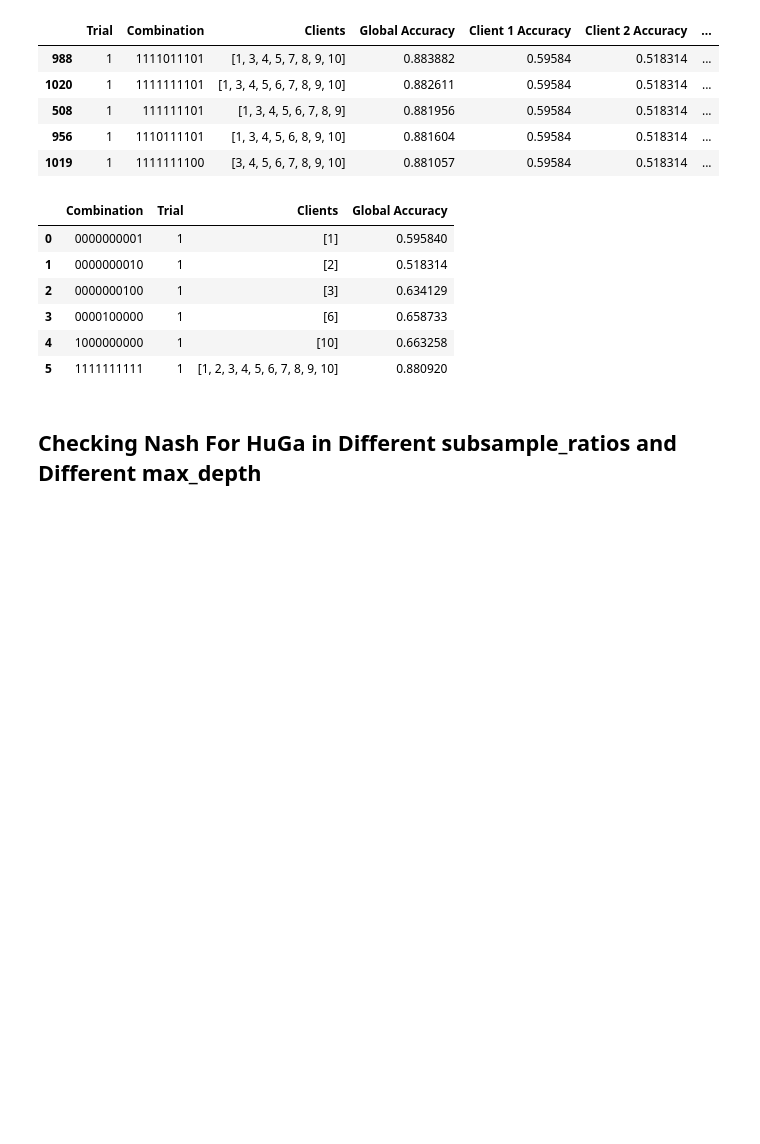
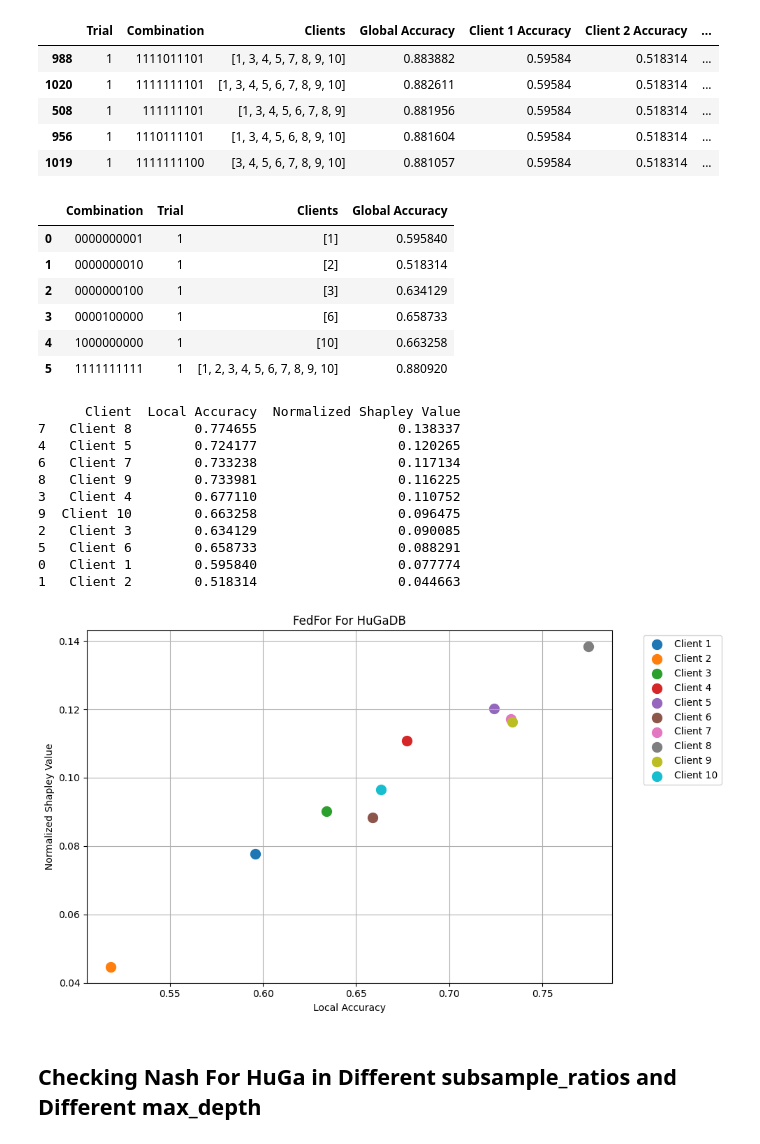
Before and after one commit to abbaszal/Thesis_Projects, a Jupyter notebook: src/fedFor_HuG&spambase.ipynb, the cells around one changed output. Cells and saved outputs as stored; diff of their text form; code cells hidden in the pictures; blank space fills up the shorter version.

```diff
--- a/src/fedFor_HuG&spambase.ipynb
+++ b/src/fedFor_HuG&spambase.ipynb
@@ -28,8 +28,8 @@ from Functions import compute_and_visualize_shapley_values
 # %% [markdown]
 # HuGa DB
 # %%
-train_files_pattern = ".../data/metadata/train_{i:02d}.csv" # Adjust the path as needed
-test_files_pattern = ".../data/metadata/test_{i:02d}.csv" # Adjust the path as needed
+train_files_pattern = "/Users/abbaszal/Documents/Thesis_Project_Spambase/data/metadata/train_{i:02d}.csv" # Adjust the path as needed
+test_files_pattern = "/Users/abbaszal/Documents/Thesis_Project_Spambase/data/metadata/test_{i:02d}.csv" # Adjust the path as needed
 # %% [markdown]
 ### Creating Global Train set and Test set
 # %%
@@ -154,7 +154,7 @@ for trial in range(n_trials):
     client_local_accuracies = []
     client_global_accuracies = []
     for i in range(n_clients):
-        df_train_i = pd.read_csv(f"metadata/train_{i+1:02d}.csv").dropna(subset=['act'])
+        df_train_i = pd.read_csv(f"/Users/abbaszal/Documents/Thesis_Project_Spambase/data/metadata/train_{i+1:02d}.csv").dropna(subset=['act'])
         X_train = df_train_i.drop('act', axis=1)
         y_train = label_encoder.transform(df_train_i['act'])
 
@@ -163,7 +163,7 @@ for trial in range(n_trials):
         client_models.append(model)
 
         # Test locally
-        df_test_i = pd.read_csv(f"metadata/test_{i+1:02d}.csv").dropna(subset=['act'])
+        df_test_i = pd.read_csv(f"/Users/abbaszal/Documents/Thesis_Project_Spambase/data/metadata/test_{i+1:02d}.csv").dropna(subset=['act'])
         X_test = df_test_i.drop('act', axis=1)
         y_test = label_encoder.transform(df_test_i['act'])
 
@@ -229,6 +229,28 @@ nash_df
 | 3 | 0000100000 | 1 | [6] | 0.658733 |
 | 4 | 1000000000 | 1 | [10] | 0.663258 |
 | 5 | 1111111111 | 1 | [1, 2, 3, 4, 5, 6, 7, 8, 9, 10] | 0.880920 |
+# %%
+result = compute_and_visualize_shapley_values(
+    df_results,
+    client_local_accuracies={i: client_global_accuracies[i] for i in range(n_clients)},
+    n_clients=10,
+    plot=True,
+    model_name="FedFor For HuGaDB",
+    print_df=True
+)
+# %% [output]
+      Client  Local Accuracy  Normalized Shapley Value
+7   Client 8        0.774655                  0.138337
+4   Client 5        0.724177                  0.120265
+6   Client 7        0.733238                  0.117134
+8   Client 9        0.733981                  0.116225
+3   Client 4        0.677110                  0.110752
+9  Client 10        0.663258                  0.096475
+2   Client 3        0.634129                  0.090085
+5   Client 6        0.658733                  0.088291
+0   Client 1        0.595840                  0.077774
+1   Client 2        0.518314                  0.044663
+[figure, added]
 # %% [markdown]
 ## Checking Nash For HuGa in Different subsample_ratios and Different max_depth
 # %%
```
Also changed, not shown: parts of 1 cell of this notebook.
